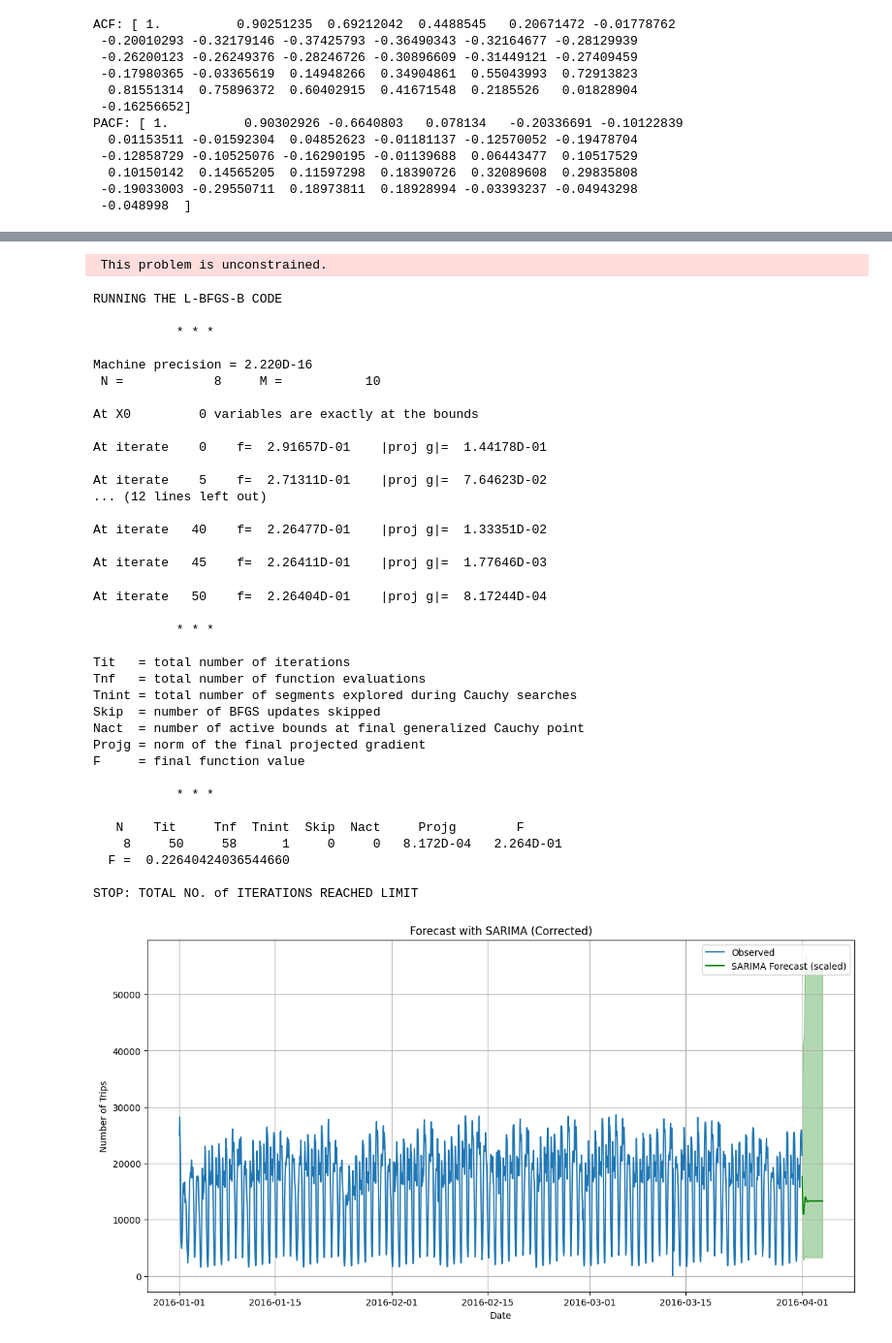
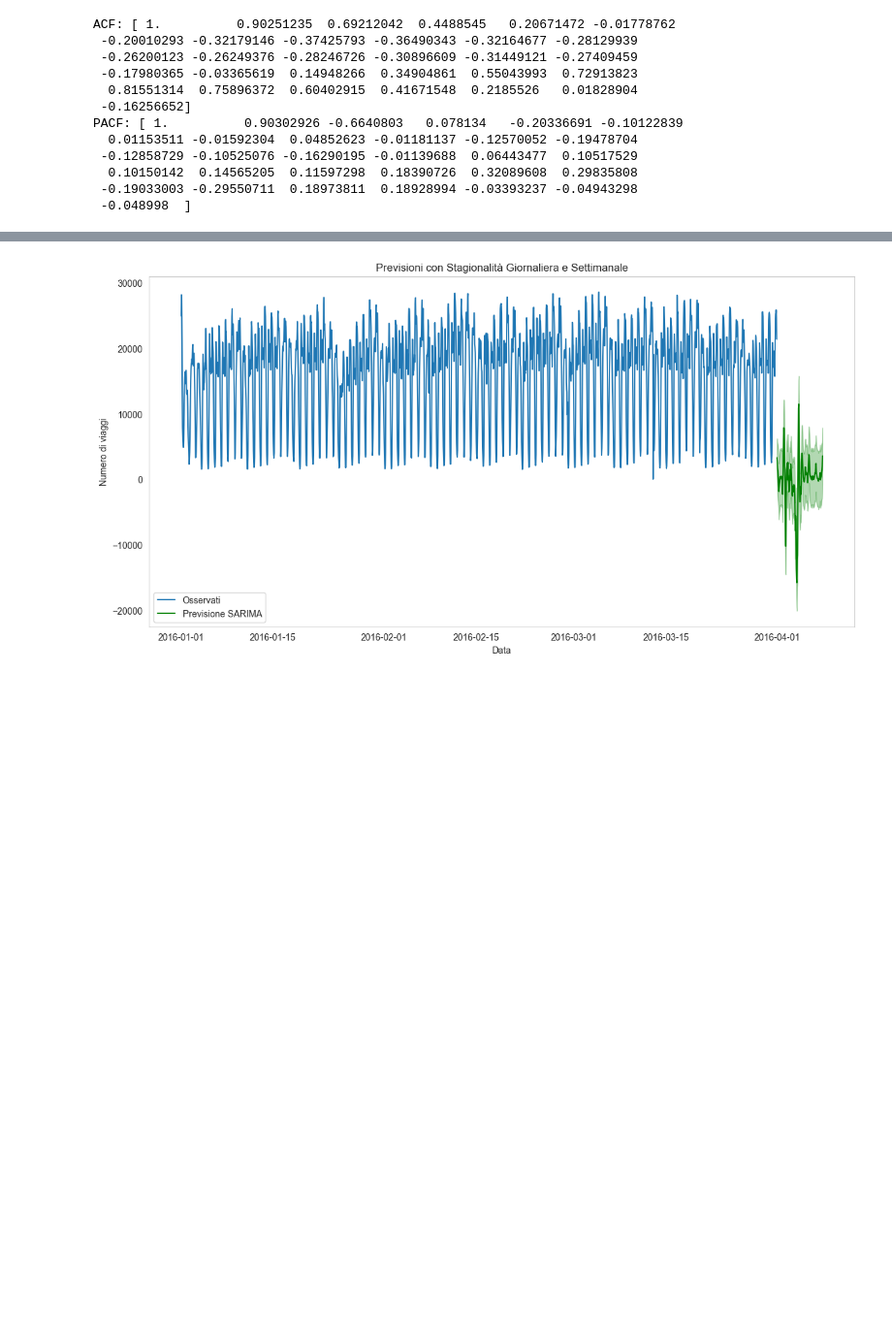
Before and after one commit to NicolaPicciafuoco/time-series-analysis, a Jupyter notebook: code/dataset_taxi_NYC/time_series.ipynb, the cells around one changed output, grey strips where cells are left out. Shown at 97% size. Cells and saved outputs as stored; diff of their text form; code cells hidden in the pictures; blank space fills up the shorter version.

```diff
--- a/code/dataset_taxi_NYC/time_series.ipynb
+++ b/code/dataset_taxi_NYC/time_series.ipynb
@@ -570,71 +651,28 @@ SARIMA RMSE: 10888.31, MAE: 9358.10
 # %%
-# Scaling dei dati
-hourly_ts_scaled = np.log1p(hourly_ts)
+# Differenziazione per la stagionalità giornaliera (24 ore)
+hourly_ts_diff = hourly_ts.diff(24).dropna()
 
-# SARIMA con dati scalati
-hourly_model_sarima = sm.tsa.statespace.SARIMAX(hourly_ts_scaled,
-                                                order=(4, 1, 2),
-                                                seasonal_order=(0, 0, 1, 7))
-hourly_sarima_fit = hourly_model_sarima.fit()
+# Modello SARIMA considerando la stagionalità settimanale
+sarima_model = sm.tsa.statespace.SARIMAX(hourly_ts_diff,
+                                         order=(2, 1, 2),  # Parametri ARIMA
+                                         seasonal_order=(1, 1, 1, 24 * 7))  # Stagionalità settimanale
+sarima_fit = sarima_model.fit()
 
 # Previsioni
-forecast_sarima_scaled = hourly_sarima_fit.get_forecast(steps=24*3)
-forecast_sarima_ci_scaled = forecast_sarima_scaled.conf_int()
-
-# Ritorno ai dati originali (invertire il log scaling)
-forecast_sarima = np.expm1(forecast_sarima_scaled.predicted_mean)
-forecast_sarima_ci = np.expm1(forecast_sarima_ci_scaled)
+forecast = sarima_fit.get_forecast(steps=24 * 7)  # Una settimana di previsioni
+forecast_mean = forecast.predicted_mean
+forecast_ci = forecast.conf_int()
 
 # Visualizzazione
 plt.figure(figsize=(14, 7))
-plt.plot(hourly_ts, label='Observed')
-plt.plot(forecast_sarima.index, forecast_sarima.values, label='SARIMA Forecast (scaled)', color='green')
-plt.fill_between(forecast_sarima_ci.index,
-                 forecast_sarima_ci.iloc[:, 0],
-                 forecast_sarima_ci.iloc[:, 1],
-                 color='green', alpha=0.3)
-plt.title('Forecast with SARIMA (Corrected)')
-plt.xlabel('Date')
-plt.ylabel('Number of Trips')
+plt.plot(hourly_ts, label='Osservati')
+plt.plot(forecast_mean.index, forecast_mean.values, label='Previsione SARIMA', color='green')
+plt.fill_between(forecast_ci.index, forecast_ci.iloc[:, 0], forecast_ci.iloc[:, 1], color='green', alpha=0.3)
+plt.title('Previsioni con Stagionalità Giornaliera e Settimanale')
+plt.xlabel('Data')
+plt.ylabel('Numero di viaggi')
 plt.legend()
 plt.grid()
 plt.show()
 # %% [output]
- This problem is unconstrained.
-RUNNING THE L-BFGS-B CODE
-
-           * * *
-
-Machine precision = 2.220D-16
- N =            8     M =           10
-
-At X0         0 variables are exactly at the bounds
-
-At iterate    0    f=  2.91657D-01    |proj g|=  1.44178D-01
-
-At iterate    5    f=  2.71311D-01    |proj g|=  7.64623D-02
-... (12 lines left out)
-
-At iterate   40    f=  2.26477D-01    |proj g|=  1.33351D-02
-
-At iterate   45    f=  2.26411D-01    |proj g|=  1.77646D-03
-At iterate   50    f=  2.26404D-01    |proj g|=  8.17244D-04
-
-           * * *
-
-Tit   = total number of iterations
-Tnf   = total number of function evaluations
-Tnint = total number of segments explored during Cauchy searches
-Skip  = number of BFGS updates skipped
-Nact  = number of active bounds at final generalized Cauchy point
-Projg = norm of the final projected gradient
-F     = final function value
-
-           * * *
-
-   N    Tit     Tnf  Tnint  Skip  Nact     Projg        F
-    8     50     58      1     0     0   8.172D-04   2.264D-01
-  F =  0.22640424036544660
-
-STOP: TOTAL NO. of ITERATIONS REACHED LIMIT
-[figure, old version]
+[figure, new version]
```
Also changed, not shown: parts of 24 cells of this notebook.
